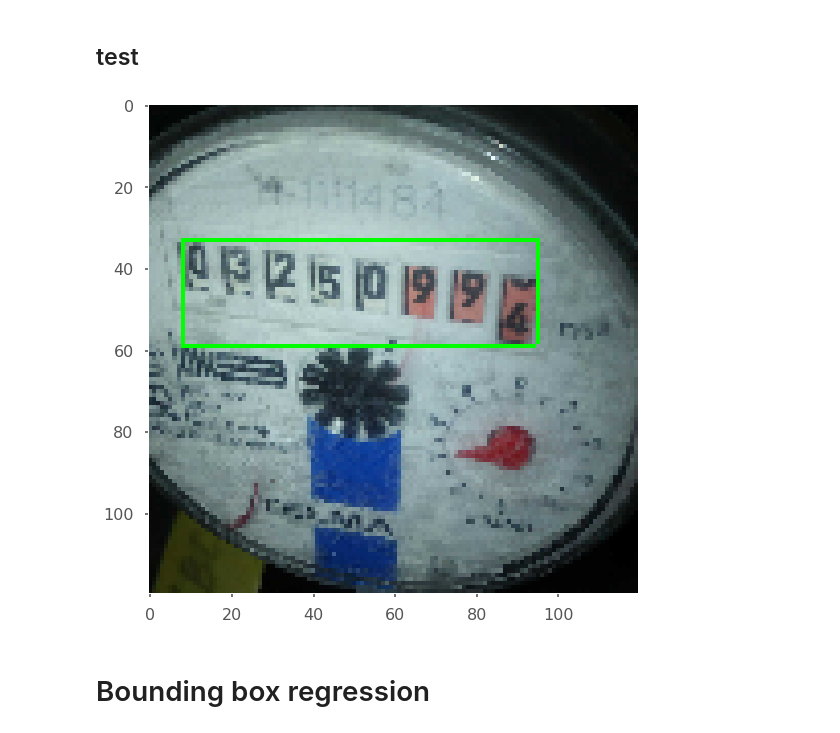
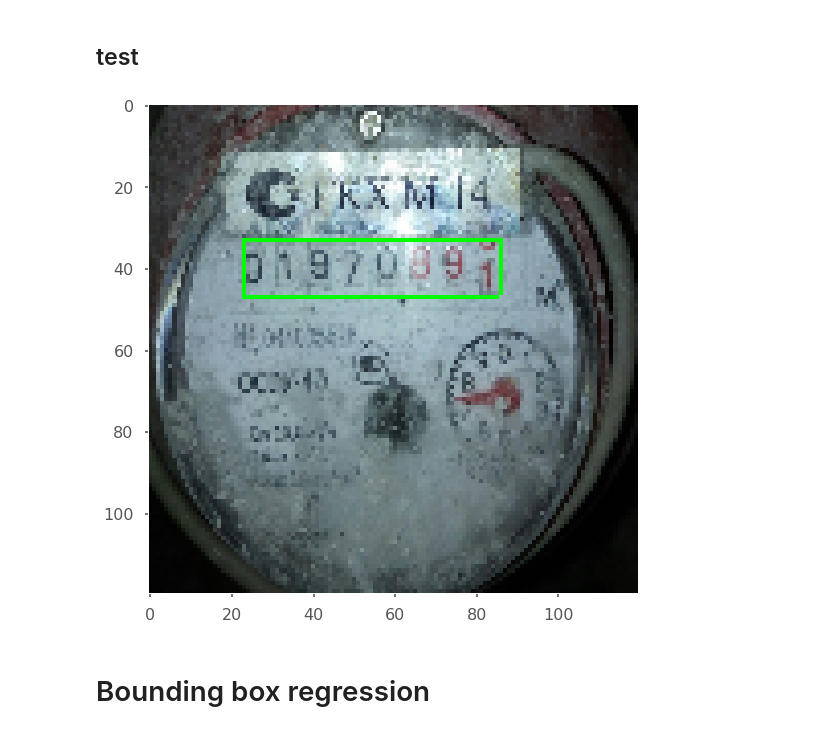
Before and after one commit to analysiscenter/meters, a Jupyter notebook: examples/Bounding_box_regression.ipynb, the cells around one changed output. Saved outputs shown, nothing was run; the diff lists cells and outputs as text; code cells hidden in the pictures.

```diff
--- a/examples/Bounding_box_regression.ipynb
+++ b/examples/Bounding_box_regression.ipynb
@@ -236,3 +255,19 @@ test_dset = Dataset(index=np.arange(len(test_images)), batch_class=MeterBatch)
+# %%
+images_dir = sorted(os.listdir('../data/augmented_images/'))[1:]
+train_images = np.zeros((len(images_dir),) + shape_to_feed + (3,), dtype=np.uint8)
+for i, imfile in tqdm(enumerate(images_dir)):
+    if imfile.endswith('png'):
+        train_images[i] = imread('../data/augmented_images/'+imfile)
+train_bboxes = pd.read_csv('../labels/aug_bboxes.csv', index_col=0).values
+train_dset = Dataset(index=np.arange(len(train_images)), batch_class=MeterBatch)
+# %%
+test_images_dir = sorted(os.listdir('../data/test_aug/'))
+test_images = np.zeros((len(test_images_dir),) + shape_to_feed + (3,), dtype=np.uint8)
+for i, imfile in tqdm(enumerate(test_images_dir)):
+    if imfile.endswith('png'):
+        test_images[i] = imread('../data/test_aug/'+imfile)
+test_bboxes = pd.read_csv('../labels/aug_bboxes_test.csv', index_col=0).values
+test_dset = Dataset(index=np.arange(len(test_images)), batch_class=MeterBatch)
 # %%
 train_load_ppl = \
     Pipeline()\
@@ -293,8 +293,8 @@ show_examples(train_load_ppl<<train_dset, 300, sleep_=0.01, width=2)
 # %% [markdown]
 ## test
 # %%
-show_examples(test_load_ppl<<test_dset, 300, sleep_=0.01, width=2)
+show_examples(test_load_ppl<<test_dset, 200, sleep_=0.1, width=2)
 # %% [output]
-[figure, old version]
+[figure, new version]
 # %% [markdown]
 # Bounding box regression
```
Also changed, not shown: parts of 34 cells of this notebook, 1 other file.
